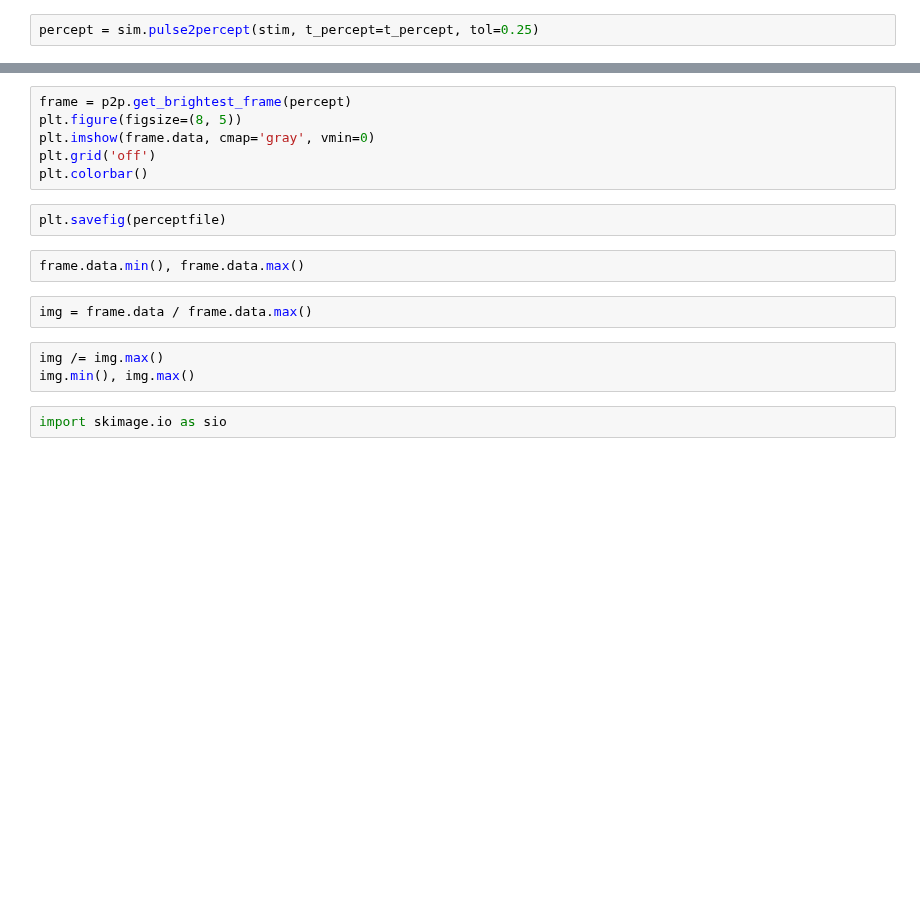
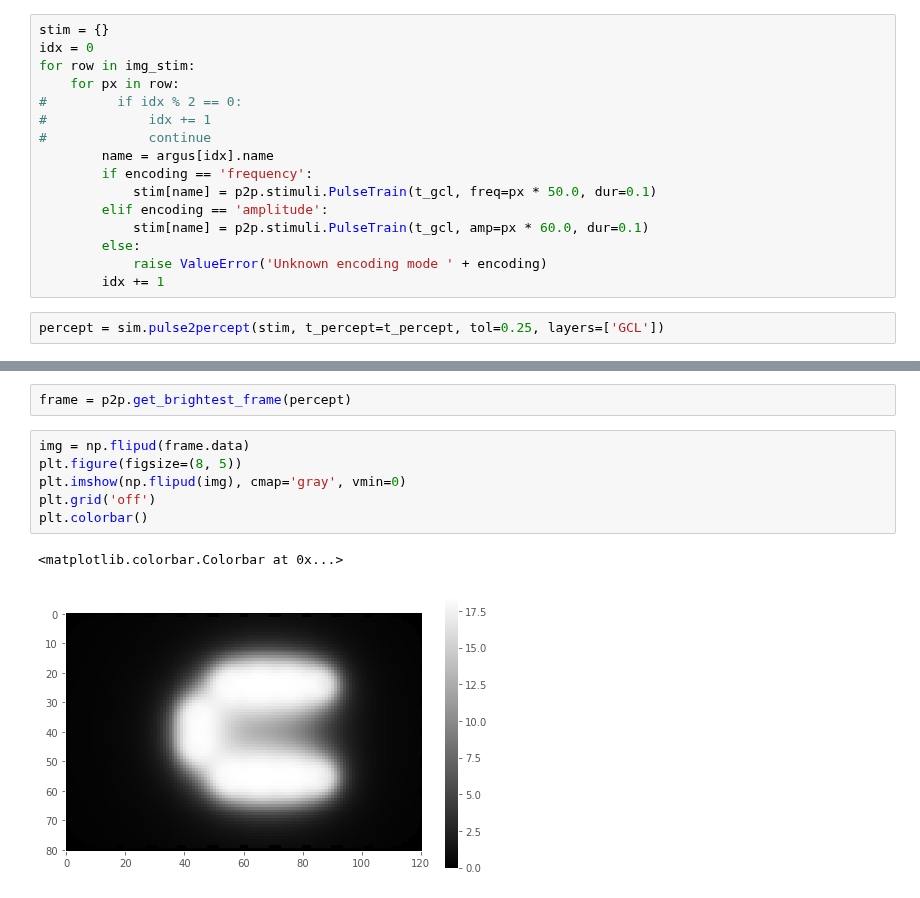
Before and after one commit to pulse2percept/pulse2percept, a Jupyter notebook: examples/notebooks/0.1-image2percept.ipynb, the cells around one changed output, grey strips where cells are left out. Drawn from its saved outputs; the diff is of its cells as text; blank space fills up the shorter version.

```diff
--- a/examples/notebooks/0.1-image2percept.ipynb
+++ b/examples/notebooks/0.1-image2percept.ipynb
@@ -55,3 +91,19 @@ stim = pickle.load(open(stimfile, 'rb'))
+# %%
+stim = {}
+idx = 0
+for row in img_stim:
+    for px in row:
+#         if idx % 2 == 0:
+#             idx += 1
+#             continue
+        name = argus[idx].name
+        if encoding == 'frequency':
+            stim[name] = p2p.stimuli.PulseTrain(t_gcl, freq=px * 50.0, dur=0.1)
+        elif encoding == 'amplitude':
+            stim[name] = p2p.stimuli.PulseTrain(t_gcl, amp=px * 60.0, dur=0.1)
+        else:
+            raise ValueError('Unknown encoding mode ' + encoding)
+        idx += 1
 # %%
-percept = sim.pulse2percept(stim, t_percept=t_percept, tol=0.25)
+percept = sim.pulse2percept(stim, t_percept=t_percept, tol=0.25, layers=['GCL'])
 # %% [output]
@@ -60,17 +113,11 @@ percept = sim.pulse2percept(stim, t_percept=t_percept, tol=0.25)
+# %%
+frame = p2p.get_brightest_frame(percept)
 # %%
-frame = p2p.get_brightest_frame(percept)
+img = np.flipud(frame.data)
 plt.figure(figsize=(8, 5))
-plt.imshow(frame.data, cmap='gray', vmin=0)
+plt.imshow(np.flipud(img), cmap='gray', vmin=0)
 plt.grid('off')
 plt.colorbar()
+# %% [output]
+<matplotlib.colorbar.Colorbar at 0x...>
+[figure, added]
-# %%
-plt.savefig(perceptfile)
-# %%
-frame.data.min(), frame.data.max()
-# %%
-img = frame.data / frame.data.max()
-# %%
-img /= img.max()
-img.min(), img.max()
-# %%
-import skimage.io as sio
```
Also changed, not shown: parts of 17 cells of this notebook, 9 other files.
